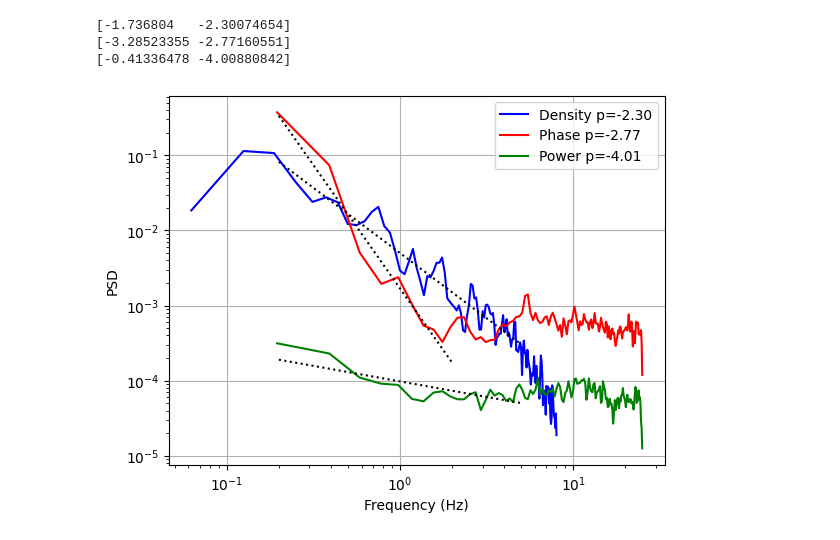
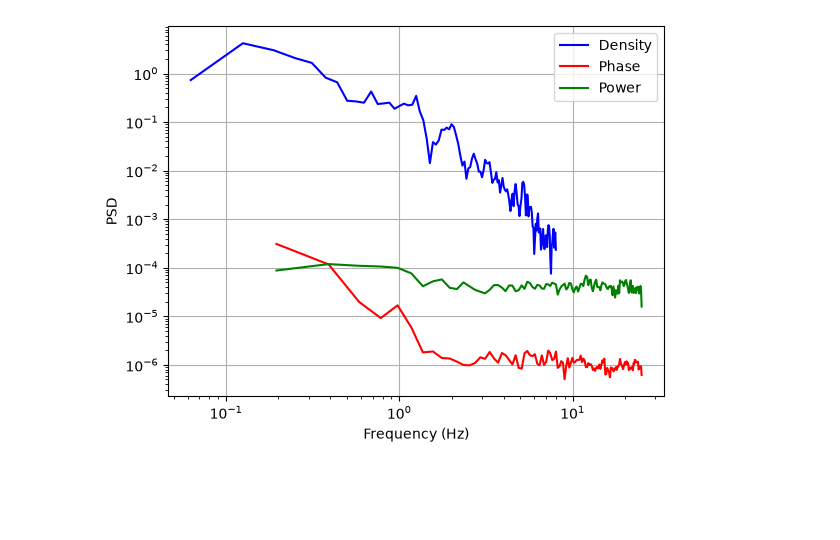
Before and after one commit to Polar-Cap-Scintillation/plasma-irreg-scint-spectra, a Jupyter notebook: conjunction_example.ipynb, the cells around one changed output. Cells and saved outputs as stored; diff of their text form; code cells hidden in the pictures; blank space fills up the shorter version.

```diff
--- a/conjunction_example.ipynb
+++ b/conjunction_example.ipynb
@@ -128,0 +123,10 @@ plt.savefig('swarm_exmp.png')
+# %%
+def gps2utc(wnc, tow):
+    # THIS FUNCTION DOES NOT HANDLE LEAP SECONDS CORRECTLY
+    # There is a way to do this with spacepy, but it is extremely slow and will sometimes crash because it runs out of memory
+    # Until this is solved, output will be off by ~18 seconds
+    gps_tstmp = (np.array(wnc)*7*24*60*60*1000+np.array(tow)).astype(int)
+    gps_epoch = np.datetime64('1980-01-06').astype('datetime64[ms]').astype(int)
+    time = (gps_epoch + gps_tstmp).astype('datetime64[ms]')
+    time = time - np.timedelta64(18,'s')   # hard coded leap second correction
+    return time
@@ -148,0 +155,3 @@ gnss09 = parse.ParseNovatel('170918_090000.nvd.gz')
+# %%
+dt_pow = power_detrend(power)
+dt_phs = phase_detrend(phase)
@@ -329,57 +332,27 @@ fig.savefig('swarm_gnss_exmp.png')
 # %%
-# stidx = np.argmin(np.abs(swarm_time-np.datetime64('2017-09-16T14:27:00')))
-# etidx = np.argmin(np.abs(swarm_time-np.datetime64('2017-09-16T14:28:00')))
-stidx = np.argmin(np.abs(swarm_time-np.datetime64('2017-09-18T08:07:00')))
-etidx = np.argmin(np.abs(swarm_time-np.datetime64('2017-09-18T08:08:00')))
-f_dens, Pxx_dens = welch(dt_dens[stidx:etidx]/10000., fs=16.)
-# stidx = np.argmin(np.abs(time-np.datetime64('2017-09-16T14:27:00')))
-# etidx = np.argmin(np.abs(time-np.datetime64('2017-09-16T14:28:00')))
-stidx = np.argmin(np.abs(time-np.datetime64('2017-09-18T08:07:00')))
-etidx = np.argmin(np.abs(time-np.datetime64('2017-09-18T08:08:00')))
-f_phs, Pxx_phs = welch(dt_phs[stidx:etidx]/0.05, fs=50.)
-# f_phs, Pxx_phs = welch(np.array(gnssdata.phase[prn]), fs=50.)
-# fft = np.fft.fft(np.array(gnssdata.phase[prn]))
-f_pow, Pxx_pow = welch(dt_pow[stidx:etidx], fs=50.)
+# recalculate the start and end zoom time indices for the actual high rate time series
+hzsi = np.argmin(np.abs(gnss_time-zoom_lims[0]))
+hzei = np.argmin(np.abs(gnss_time-zoom_lims[1]))+1
 
-# Line fitting
-dens_fl = np.array([0.2, 5.])
-lfidx = np.argmin(np.abs(dens_fl[0]-f_dens))
-ufidx = np.argmin(np.abs(dens_fl[1]-f_dens))
-dens_p = np.polyfit(np.log10(f_dens[lfidx:ufidx]), np.log10(Pxx_dens[lfidx:ufidx]), 1)
-print(dens_p)
-dens_pl = np.power(10, np.polyval(dens_p, np.log10(dens_fl)))
+# Calculate Welch spectra
+f_dens, Pxx_dens = welch(dt_dens[szsi:szei]/10000., fs=16.)
+f_phs, Pxx_phs = welch(dt_phs[hzsi:hzei], fs=50.)
+f_pow, Pxx_pow = welch(dt_pow[hzsi:hzei], fs=50.)
 
-phs_fl = np.array([0.2, 2.])
-lfidx = np.argmin(np.abs(phs_fl[0]-f_phs))
-ufidx = np.argmin(np.abs(phs_fl[1]-f_phs))
-phs_p = np.polyfit(np.log10(f_phs[lfidx:ufidx]), np.log10(Pxx_phs[lfidx:ufidx]), 1)
-print(phs_p)
-phs_pl = np.power(10, np.polyval(phs_p, np.log10(phs_fl)))
-
-pow_fl = np.array([0.2, 5.])
-lfidx = np.argmin(np.abs(pow_fl[0]-f_pow))
-ufidx = np.argmin(np.abs(pow_fl[1]-f_pow))
-pow_p = np.polyfit(np.log10(f_pow[lfidx:ufidx]), np.log10(Pxx_pow[lfidx:ufidx]), 1)
-print(pow_p)
-pow_pl = np.power(10, np.polyval(pow_p, np.log10(pow_fl)))
-
+# Plot
 fig = plt.figure()
 ax = fig.add_subplot(111)
-ax.plot(f_dens[1:], Pxx_dens[1:], color='blue', label=f'Density p={dens_p[1]:.2f}')
-ax.plot(f_phs[1:], Pxx_phs[1:], color='red', label=f'Phase p={phs_p[1]:.2f}')
-ax.plot(f_pow[1:], Pxx_pow[1:], color='green', label=f'Power p={pow_p[1]:.2f}')
-ax.plot(dens_fl, dens_pl, linestyle=':', color='black')
-ax.plot(phs_fl, phs_pl, linestyle=':', color='black')
-ax.plot(pow_fl, pow_pl, linestyle=':', color='black')
+
+ax.plot(f_dens[1:], Pxx_dens[1:], color='blue', label=f'Density')
+ax.plot(f_phs[1:], Pxx_phs[1:], color='red', label=f'Phase')
+ax.plot(f_pow[1:], Pxx_pow[1:], color='green', label=f'Power')
+
 ax.set_xscale('log')
 ax.set_yscale('log')
 ax.grid()
 ax.legend()
 ax.set_xlabel('Frequency (Hz)')
 ax.set_ylabel('PSD')
 plt.savefig('spectra_exmp.png')
 # %% [output]
-[-1.736804   -2.30074654]
-[-3.28523355 -2.77160551]
-[-0.41336478 -4.00880842]
-[figure, old version]
+[figure, new version]
```
Also changed, not shown: parts of 29 cells of this notebook, 1 other file.
